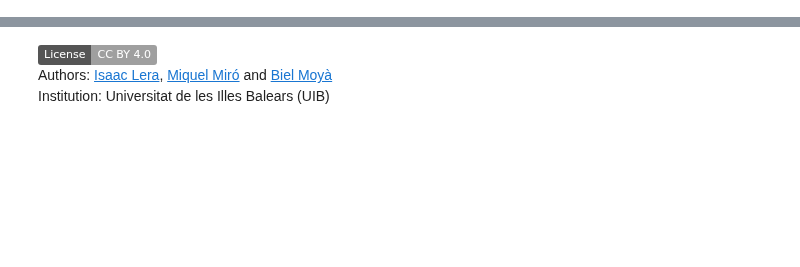
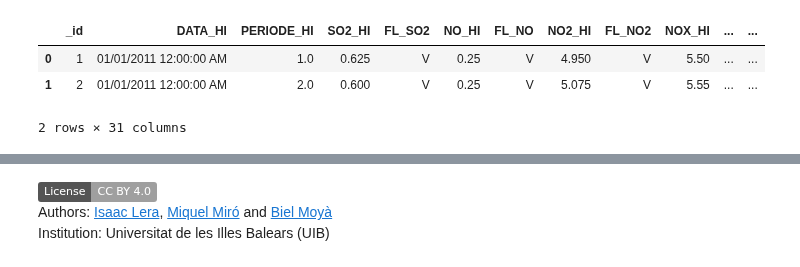
Before and after one commit to wisaaco/CURS_AdministracioAnaliticaAvan-adaDeDades, a Jupyter notebook: lessons/projecte_final.ipynb, the cells around one changed output, grey strips where cells are left out. Saved outputs shown, nothing was run; the diff lists cells and outputs as text; code cells hidden in the pictures; badges without logos; blank space fills up the shorter version.

```diff
--- a/lessons/projecte_final.ipynb
+++ b/lessons/projecte_final.ipynb
@@ -18,0 +80,7 @@ Aquest projecte final *encara* està sense definir. Disculpeu les molèsties.
+# %%
+df.head(2)
+# %% [output]
+|  | _id | DATA_HI | PERIODE_HI | SO2_HI | FL_SO2 | NO_HI | FL_NO | NO2_HI | FL_NO2 | NOX_HI | ... | ... |
+| 0 | 1 | 01/01/2011 12:00:00 AM | 1.0 | 0.625 | V | 0.25 | V | 4.950 | V | 5.50 | ... | ... |
+| 1 | 2 | 01/01/2011 12:00:00 AM | 2.0 | 0.600 | V | 0.25 | V | 5.075 | V | 5.55 | ... | ... |
+2 rows × 31 columns
```
Also changed, not shown: parts of 14 cells of this notebook, 1 other file.
